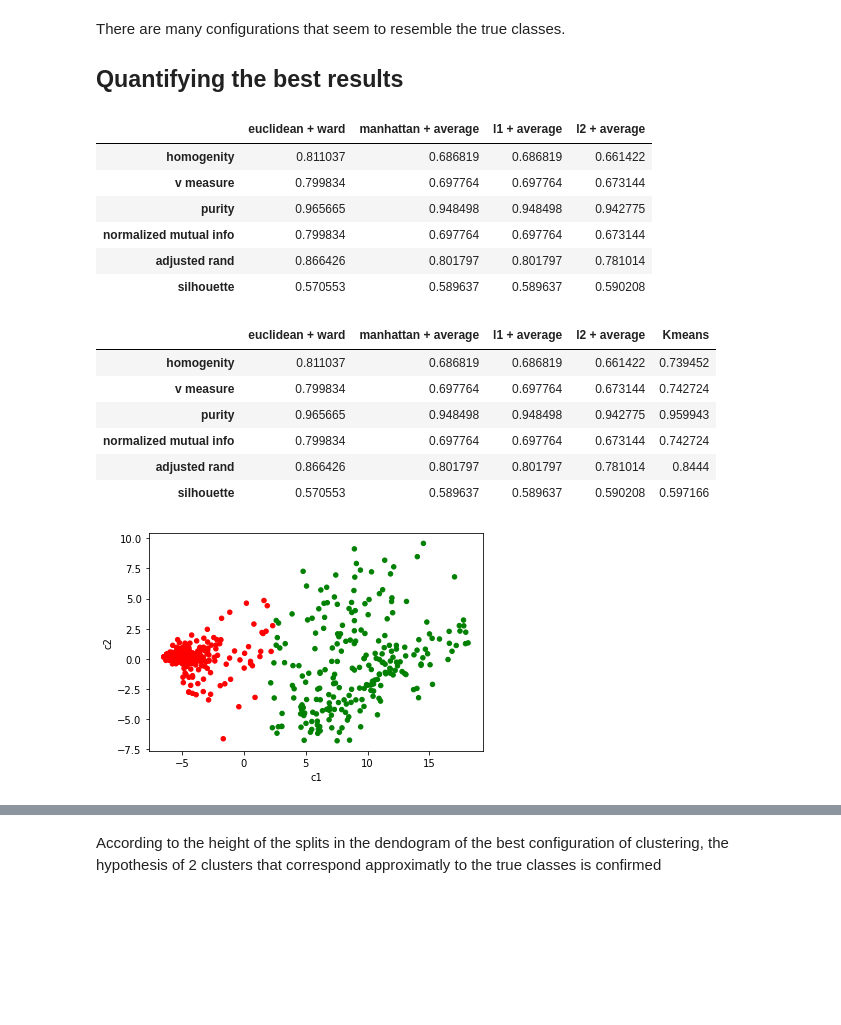
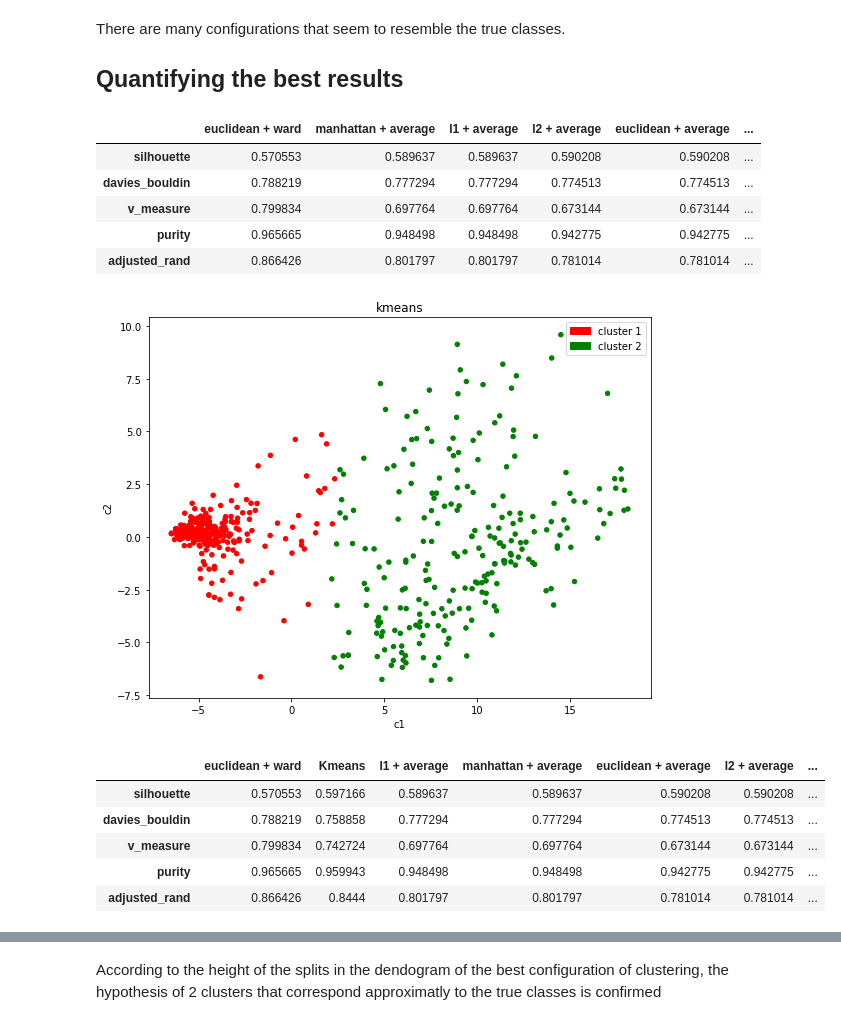
Before and after one commit to AndreGodinho7/Multivariate-Analysis, a Jupyter notebook: 4. Unsupervised methods/Cluster Analysis.ipynb, the cells around one changed output, grey strips where cells are left out. Cells and saved outputs as stored; diff of their text form; code cells hidden in the pictures; blank space fills up the shorter version.

```diff
--- a/4. Unsupervised methods/Cluster Analysis.ipynb
+++ b/4. Unsupervised methods/Cluster Analysis.ipynb
@@ -122,21 +220,30 @@ The 3D Plot does not show any evident information about the two clusters, so, th
 # %%
+#Given a X a true_y and a predicted_y this function returns all the metrics (internal and external) that we will use
 def get_all_metrics(y,y_pred,X):
-    return homogeneity_score(y,y_pred),v_measure_score(y,y_pred),purity_score(y,y_pred),normalized_mutual_info_score(y,y_pred),adjusted_rand_score(y,y_pred),silhouette_score(X,y_pred)
+    return silhouette_score(X,y_pred),davies_bouldin_score(X,y_pred), v_measure_score(y,y_pred),purity_score(y,y_pred),adjusted_rand_score(y,y_pred)
 
-def cluster_analysis(X,y,affinity = 'euclidean', linkage='ward',plot=True):
+#fits an Agglomerative Clustering for a X and y, appends the metrics to the vector results_table and returns the labels.
+def cluster_analysis(X,y,affinity = 'euclidean', linkage='ward',plot=True,confidence_elipse = False):
     try:
         model = AgglomerativeClustering(n_clusters=2, affinity=affinity, linkage=linkage)
         model.fit(X)
         labels = model.labels_
 
         results_table.append(get_all_metrics(y,labels,X))
-        columns.append(f'{affinity} + {linkage}')
+        columns.append(f'{affinity} + {linkage}')#appends a string of the current configuration to an outside vector
 
         cmap = {0:'r',1:'g'}
         c =[cmap[l] for l in labels]
 
         if plot == True:
-            pca_fitted.plot.scatter('c1','c2',c=c,title = f"{affinity} + {linkage}")
+            fig, ax = plt.subplots(figsize=(9, 7))
+            red_patch = mpatches.Patch(color='red', label='cluster 0')
+            green_patch = mpatches.Patch(color='green', label='cluster 1')
+            ax.legend(handles=[red_patch,green_patch])
+            pca_fitted.plot.scatter('c1','c2',c=c,title = f"{affinity} + {linkage}",ax=ax)
+            if(confidence_elipse==True):
+                confidence_ellipse(pca_fitted2d[labels==1,0], pca_fitted2d[labels==1,1], ax, edgecolor='red')
+                confidence_ellipse(pca_fitted2d[labels==0,0], pca_fitted2d[labels==0,1], ax, edgecolor='green')
             plt.show()
         return labels
     except:
@@ -173,41 +280,50 @@ There are many configurations that seem to resemble the true classes.
 ## Quantifying the best results
 # %%
 #drawing the results in an html table
-results2 = pd.DataFrame(np.transpose(results_table),columns =columns,index=['homogenity','v measure','purity','normalized mutual info','adjusted rand','silhouette'])
+
+
+results2 = pd.DataFrame(np.transpose(results_table),columns =columns,index=['silhouette','davies_bouldin', 'v_measure','purity','adjusted_rand'])
 #ordering the columns according to the average score of all the scores and getting the best 4 configurations
-results2 = results2[results2.apply(np.mean).sort_values(ascending=False).index].iloc[:,:4]
+results2 = results2[results2.apply(np.mean).sort_values(ascending=False).index]
 
 #Plot and ake the maximum element of each column bold
 results2.style.apply(highlight_max,axis=1)
 # %% [output]
-|  | euclidean + ward | manhattan + average | l1 + average | l2 + average |
-| homogenity | 0.811037 | 0.686819 | 0.686819 | 0.661422 |
-| v measure | 0.799834 | 0.697764 | 0.697764 | 0.673144 |
-| purity | 0.965665 | 0.948498 | 0.948498 | 0.942775 |
-| normalized mutual info | 0.799834 | 0.697764 | 0.697764 | 0.673144 |
-| adjusted rand | 0.866426 | 0.801797 | 0.801797 | 0.781014 |
-| silhouette | 0.570553 | 0.589637 | 0.589637 | 0.590208 |
+|  | euclidean + ward | manhattan + average | l1 + average | l2 + average | euclidean + average | ... |
+| silhouette | 0.570553 | 0.589637 | 0.589637 | 0.590208 | 0.590208 | ... |
+| davies_bouldin | 0.788219 | 0.777294 | 0.777294 | 0.774513 | 0.774513 | ... |
+| v_measure | 0.799834 | 0.697764 | 0.697764 | 0.673144 | 0.673144 | ... |
+| purity | 0.965665 | 0.948498 | 0.948498 | 0.942775 | 0.942775 | ... |
+| adjusted_rand | 0.866426 | 0.801797 | 0.801797 | 0.781014 | 0.781014 | ... |
 # %%
 kmeans = KMeans(n_clusters=2,n_init=10).fit(X)
 labels_km = kmeans.labels_
 
 results2 = results2.join(pd.Series(get_all_metrics(y,labels_km,X),name = 'Kmeans',index = results2.index))
+results2 = results2[results2.apply(np.mean).sort_values(ascending=False).index]
 
 
 
 cmap = {0:'r',1:'g',2:'b',3:'c'}
 c_km =[cmap[l] for l in labels_km]
-pca_fitted.plot.scatter('c1','c2',c=c_km)
+fig, ax = plt.subplots(figsize=(9, 7))
+red_patch = mpatches.Patch(color='red', label='cluster 1')
+green_patch = mpatches.Patch(color='green', label='cluster 2')
+ax.legend(handles=[red_patch,green_patch])
+pca_fitted.plot.scatter('c1','c2',c=c_km,title='kmeans',ax=ax)
+#confidence_ellipse(pca_fitted2d[labels==1,0], pca_fitted2d[labels==1,1], ax, edgecolor='red')
+#confidence_ellipse(pca_fitted2d[labels==0,0], pca_fitted2d[labels==0,1], ax, edgecolor='green')
+
+plt.show()
 
 #Plot and ake the maximum element of each column bold
 results2.style.apply(highlight_max,axis=1)
 # %% [output]
+[figure, new version]
-|  | euclidean + ward | manhattan + average | l1 + average | l2 + average | Kmeans |
-| homogenity | 0.811037 | 0.686819 | 0.686819 | 0.661422 | 0.739452 |
-| v measure | 0.799834 | 0.697764 | 0.697764 | 0.673144 | 0.742724 |
-| purity | 0.965665 | 0.948498 | 0.948498 | 0.942775 | 0.959943 |
-| normalized mutual info | 0.799834 | 0.697764 | 0.697764 | 0.673144 | 0.742724 |
-| adjusted rand | 0.866426 | 0.801797 | 0.801797 | 0.781014 | 0.8444 |
-| silhouette | 0.570553 | 0.589637 | 0.589637 | 0.590208 | 0.597166 |
+|  | euclidean + ward | Kmeans | l1 + average | manhattan + average | euclidean + average | l2 + average | ... |
+| silhouette | 0.570553 | 0.597166 | 0.589637 | 0.589637 | 0.590208 | 0.590208 | ... |
+| davies_bouldin | 0.788219 | 0.758858 | 0.777294 | 0.777294 | 0.774513 | 0.774513 | ... |
+| v_measure | 0.799834 | 0.742724 | 0.697764 | 0.697764 | 0.673144 | 0.673144 | ... |
+| purity | 0.965665 | 0.959943 | 0.948498 | 0.948498 | 0.942775 | 0.942775 | ... |
+| adjusted_rand | 0.866426 | 0.8444 | 0.801797 | 0.801797 | 0.781014 | 0.781014 | ... |
-[figure, old version]
 # %%
```
Also changed, not shown: parts of 41 cells of this notebook, 1 other file.
